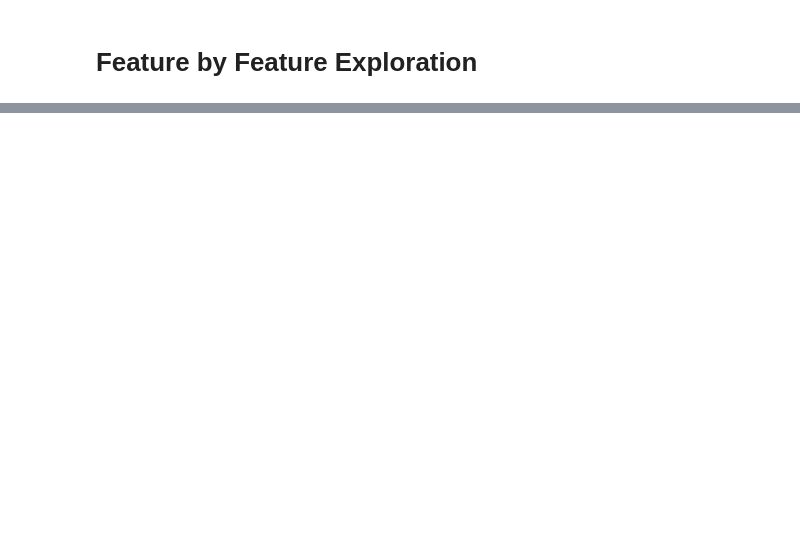
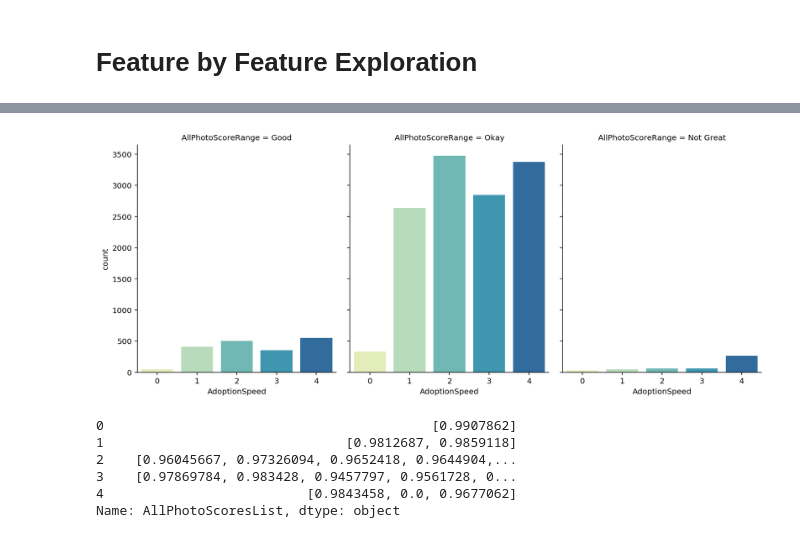
Before and after one commit to alhankeser/kaggle-petfinder, a Jupyter notebook: notebooks/step-by-step-eda-and-score-improvements.ipynb, the cells around one changed output, grey strips where cells are left out. Cells and saved outputs as stored; diff of their text form; code cells hidden in the pictures; blank space fills up the shorter version.

```diff
--- a/notebooks/step-by-step-eda-and-score-improvements.ipynb
+++ b/notebooks/step-by-step-eda-and-score-improvements.ipynb
@@ -174,0 +342,23 @@ Score:  0.12413
+# %%
+train_df['AllPhotoScores'] = train_df['PetID'].apply(lambda x: get_photo_score(x, match='exact', start=1, stop=99, multiple=False))
+# %%
+def mean_photo_score(x):
+    mean_score = x['AllPhotoScore'] / x['PhotoAmt']
+    pet_type = x['Type']
+    if pet_type == 1:
+        good_threshold = 0.96
+    if pet_type == 2:
+        good_threshold = 0.99
+    if mean_score > good_threshold:
+        return 'Good'
+    if (mean_score < good_threshold) & (mean_score > 0):
+        return 'Okay'
+    return 'Not Great'
+
+train_df['AllPhotoScoreRange'] = train_df[['AllPhotoScore', 'PhotoAmt', 'Type']].apply(lambda x: mean_photo_score(x), axis=1)
+
+sns.catplot("AdoptionSpeed", col="AllPhotoScoreRange",
+                 data=train_df,
+                kind="count", height=5, aspect=.8);
+# %% [output]
+[figure, added]
@@ -174,0 +368,9 @@ Score:  0.12413
+# %%
+train_df['AllPhotoScoresList'].head()
+# %% [output]
+0                                          [0.9907862]
+1                               [0.9812687, 0.9859118]
+2    [0.96045667, 0.97326094, 0.9652418, 0.9644904,...
+3    [0.97869784, 0.983428, 0.9457797, 0.9561728, 0...
+4                          [0.9843458, 0.0, 0.9677062]
+Name: AllPhotoScoresList, dtype: object
```
Also changed, not shown: parts of 53 cells of this notebook, 2 other files.
